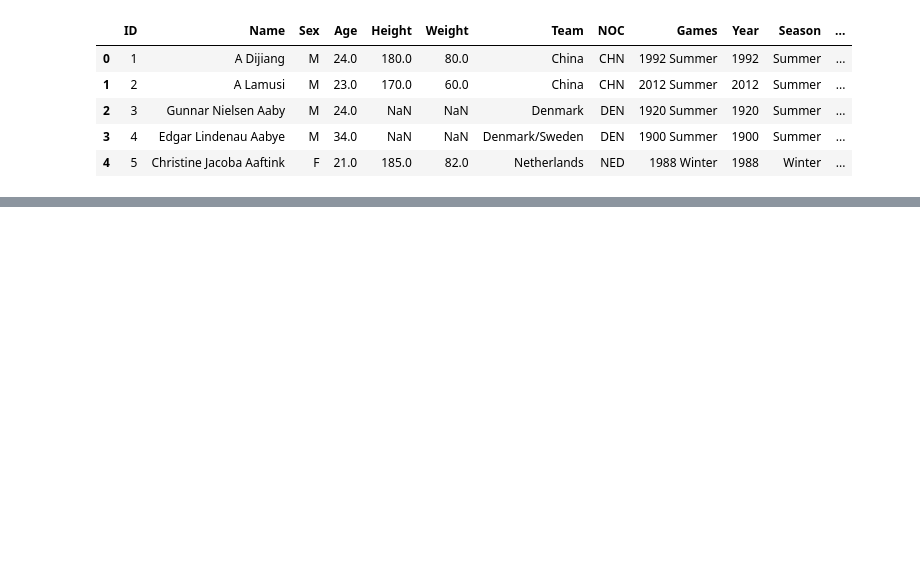
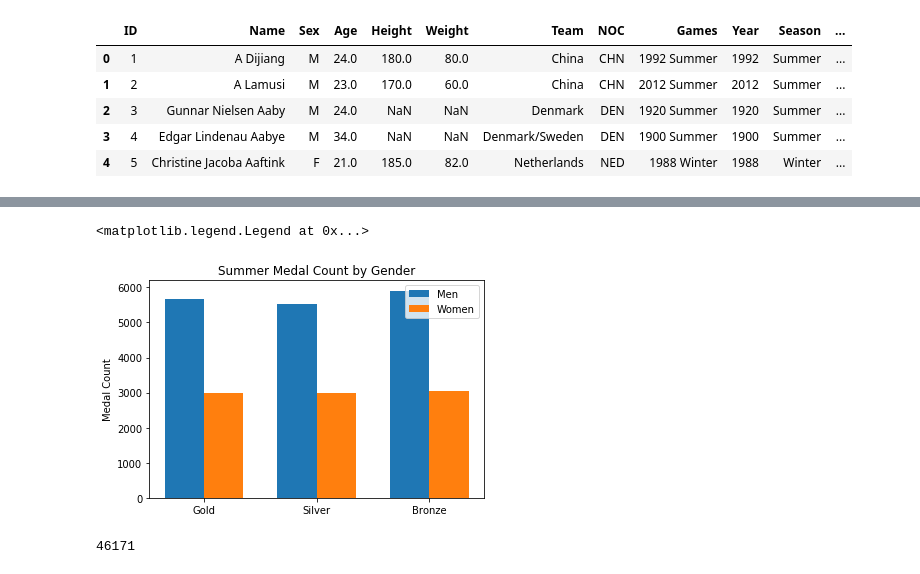
Before and after one commit to tysorensen/project1-group1, a Jupyter notebook: olympic_data.ipynb, the cells around one changed output, grey strips where cells are left out. Saved outputs shown, nothing was run; the diff lists cells and outputs as text; code cells hidden in the pictures; blank space fills up the shorter version.

```diff
--- a/olympic_data.ipynb
+++ b/olympic_data.ipynb
@@ -34,0 +117,27 @@ winter_olympics = olympic_raw_post_war[olympic_raw_post_war.Season != "Summer"]
+# %%
+# Summer Medal Count by Gender (excludes no medal)
+
+labels = ["Gold", "Silver", "Bronze"]
+male_count = [5676, 5538, 5906]
+female_count = [3001, 2991, 3036]
+x = np.arange(len(labels))
+width = 0.35
+
+fig, ax = plt.subplots()
+rects1 = ax.bar(x - width/2, male_count, width, label="Men")
+rects2 = ax.bar(x + width/2, female_count, width, label="Women")
+
+ax.set_ylabel("Medal Count")
+ax.set_title("Summer Medal Count by Gender")
+ax.set_xticks(x)
+ax.set_xticklabels(labels)
+ax.legend()
+# %% [output]
+<matplotlib.legend.Legend at 0x...>
+[figure, added]
+# %%
+winter_olympics_clean = winter_olympics.loc[winter_olympics["Age"].notna() & winter_olympics["Sex"].notna() &
+    winter_olympics["Year"].notna()]
+len(winter_olympics_clean)
+# %% [output]
+46171
```
Also changed, not shown: parts of 25 cells of this notebook.
